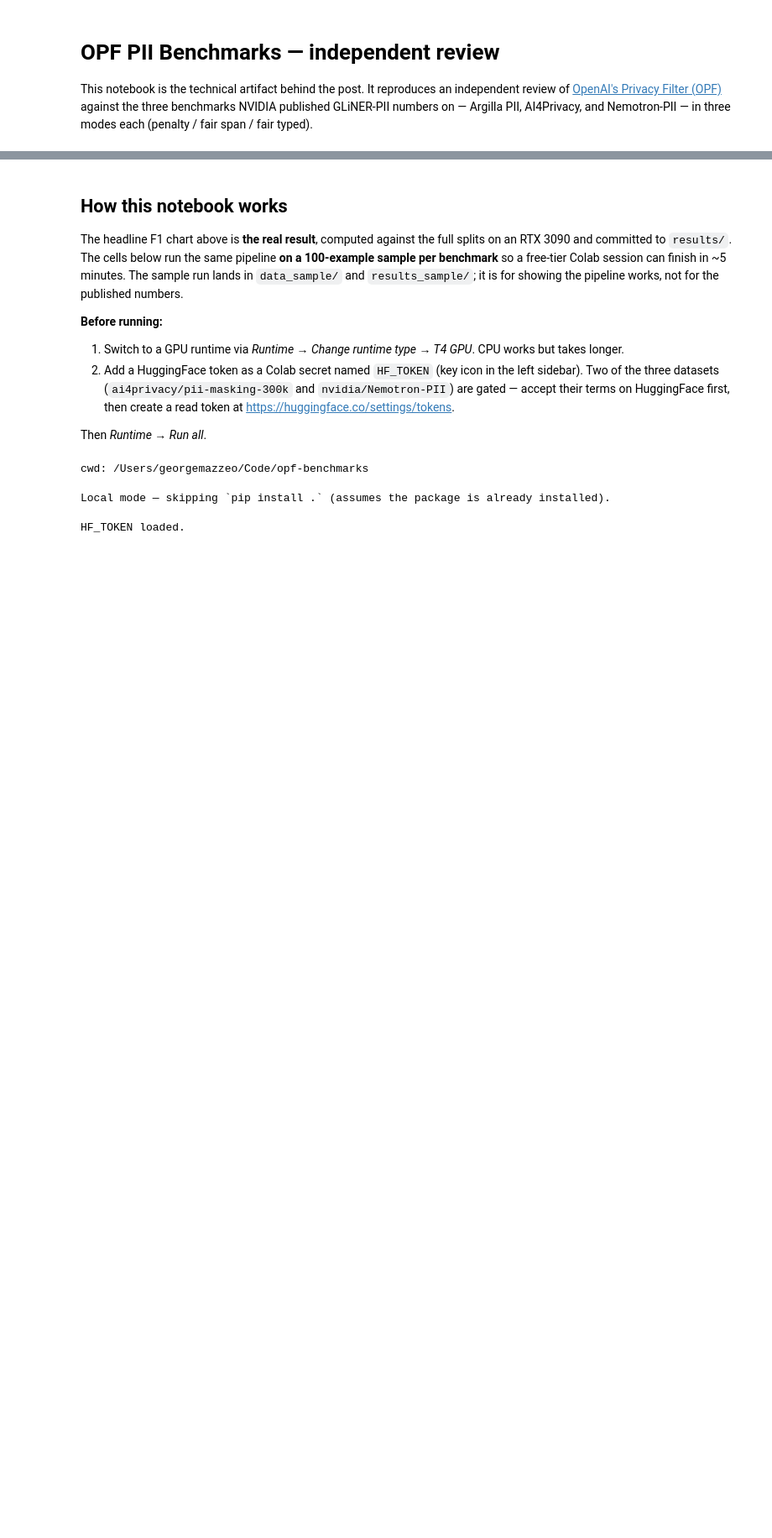
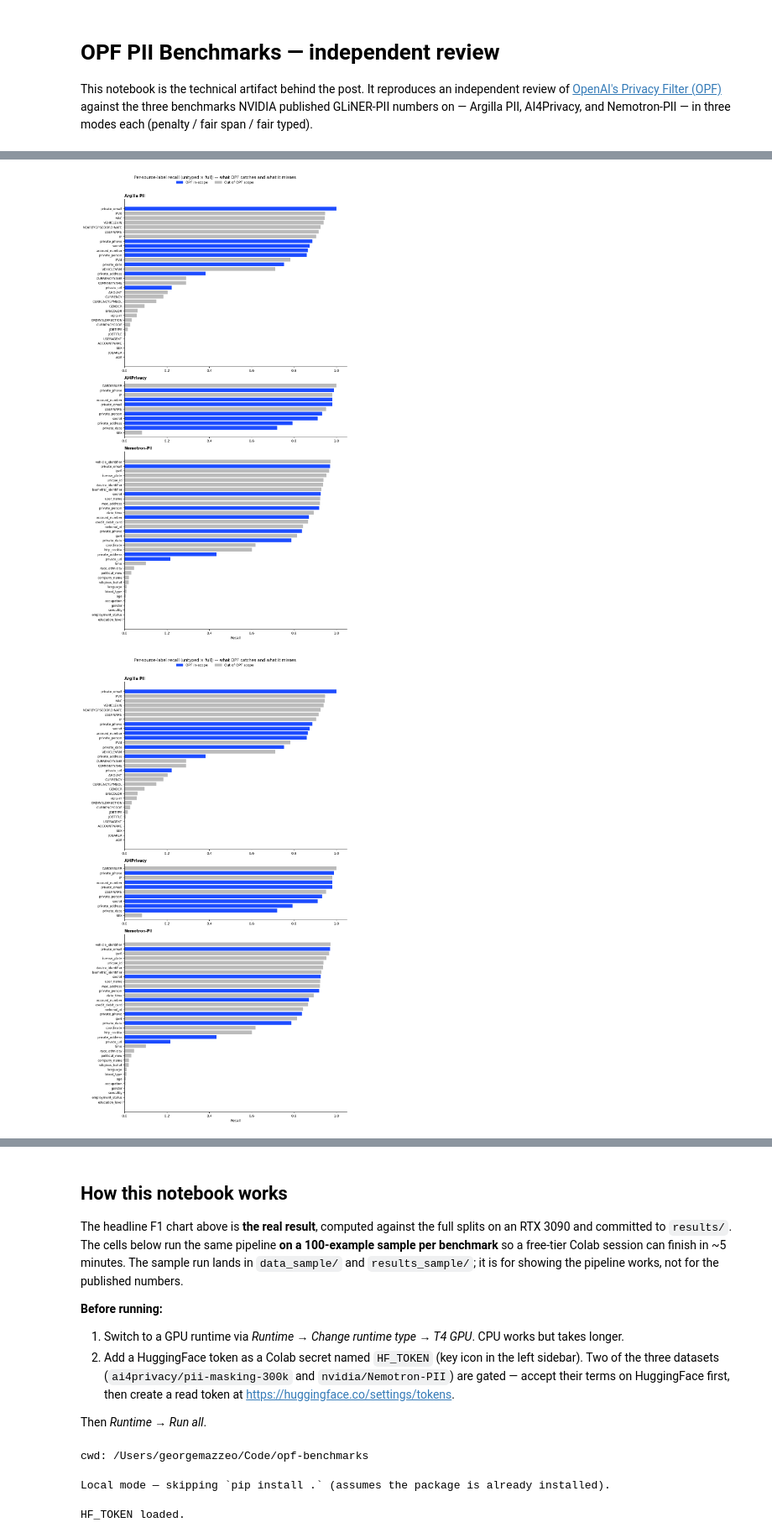
Before and after one commit to CupOfGeo/opf-benchmarks-geo, a Jupyter notebook: run_benchmarks.ipynb, the cells around one changed output, grey strips where cells are left out. Shown at 84% size. Drawn from its saved outputs; the diff is of its cells as text; code cells hidden in the pictures; blank space fills up the shorter version.

```diff
--- a/run_benchmarks.ipynb
+++ b/run_benchmarks.ipynb
@@ -32,0 +88,7 @@ _Headline chart will appear here once `results/figs/headline_f1.png` is generate
+# %%
+from opf_benchmarks.charts import plot_per_source_label_recall
+
+plot_per_source_label_recall(payloads)
+# %% [output]
+[figure, added]
+[figure, added]
```
Also changed, not shown: parts of 14 cells of this notebook, 15 other files.
